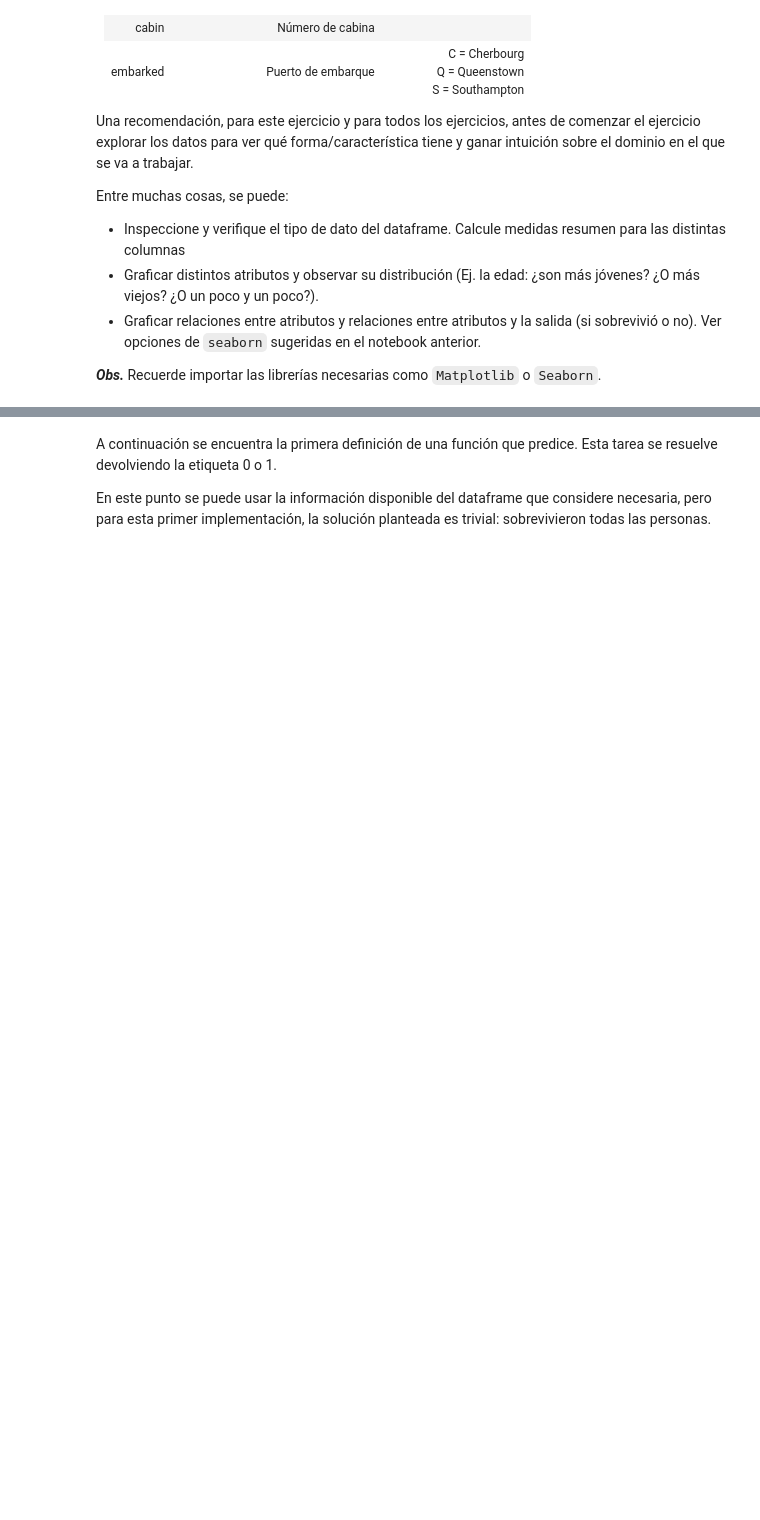
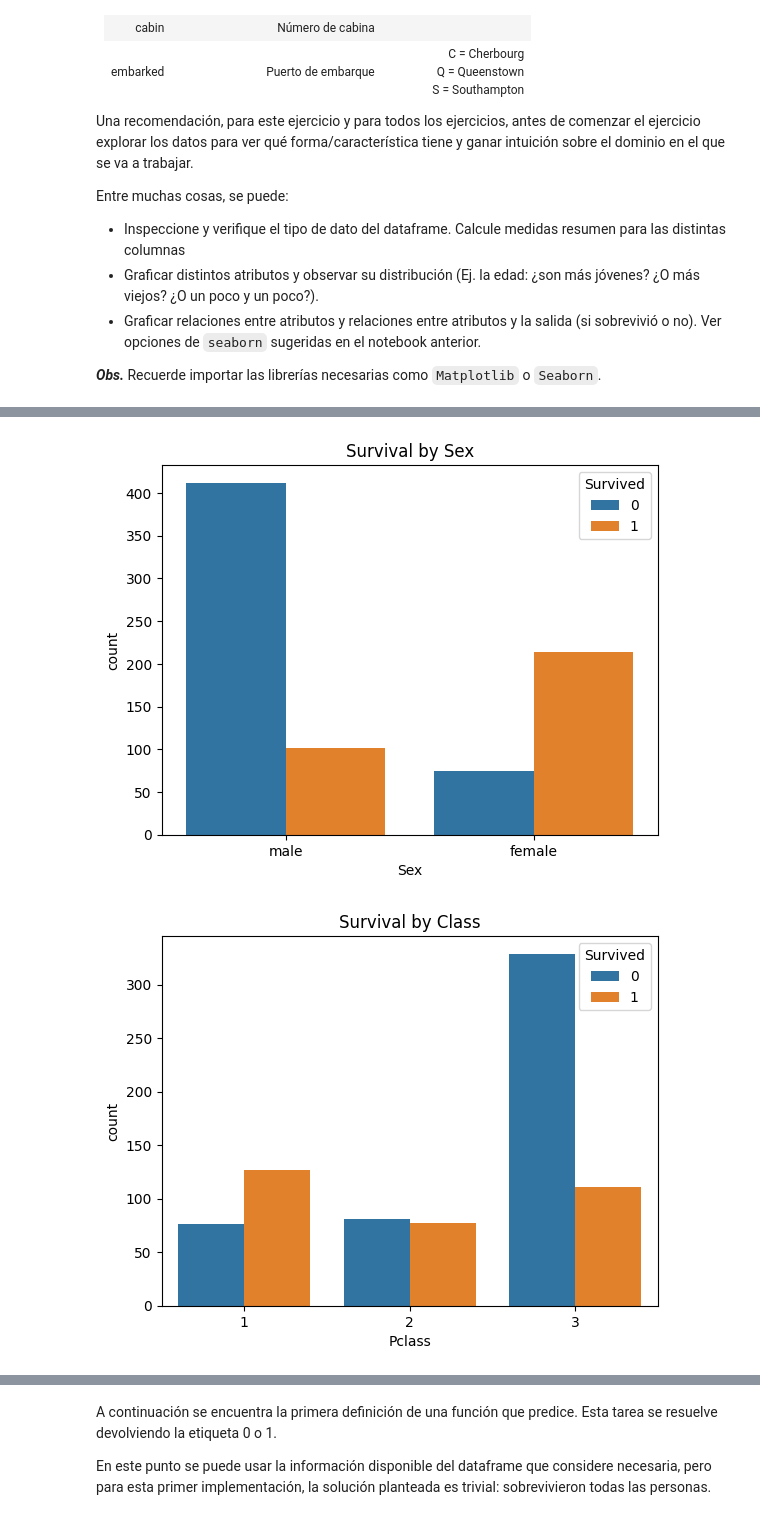
Before and after one commit to Magali8310/Facultad, a Jupyter notebook: Aprendizaje Automático/Notebooks/notebook_02_titanic_published.ipynb, the cells around one changed output, grey strips where cells are left out. Saved outputs shown, nothing was run; the diff lists cells and outputs as text; code cells hidden in the pictures; blank space fills up the shorter version.

```diff
--- a/Aprendizaje Automático/Notebooks/notebook_02_titanic_published.ipynb
+++ b/Aprendizaje Automático/Notebooks/notebook_02_titanic_published.ipynb
@@ -26,6 +26,8 @@ Preparamos algunas funciones auxiliares para trabajar:
 from IPython.display import display
 import pandas as pd
 from typing import Tuple
+import matplotlib.pyplot as plt
+import seaborn as sns
 
 def cargar_datos() -> Tuple[pd.DataFrame, pd.Series]:
     """
@@ -42,6 +44,11 @@ def cargar_datos() -> Tuple[pd.DataFrame, pd.Series]:
     y = df.Survived
     return X, y
 
+def cargar_todo() -> pd.DataFrame:
+    df = pd.read_csv(
+        "https://github.com/aprendizaje-automatico-dc-uba-ar/material/raw/main/datasets/data_02/titanic.csv"
+    )
+    return df
 
 def predict(X: pd.DataFrame) -> list:
     """
@@ -103,0 +182,17 @@ y
+# %%
+titanic = cargar_todo()
+
+sns.countplot(titanic, x="Sex", hue="Survived")
+plt.title("Survival by Sex")
+plt.show()
+
+sns.countplot(titanic, x="Pclass", hue="Survived")
+plt.title("Survival by Class")
+plt.show()
+
+sns.countplot(titanic, x="Embarked", hue="Survived")
+plt.title("Survival by Embarkation Port")
+plt.show()
+# %% [output]
+[figure, added]
+[figure, added]
```
Also changed, not shown: parts of 11 cells of this notebook.
